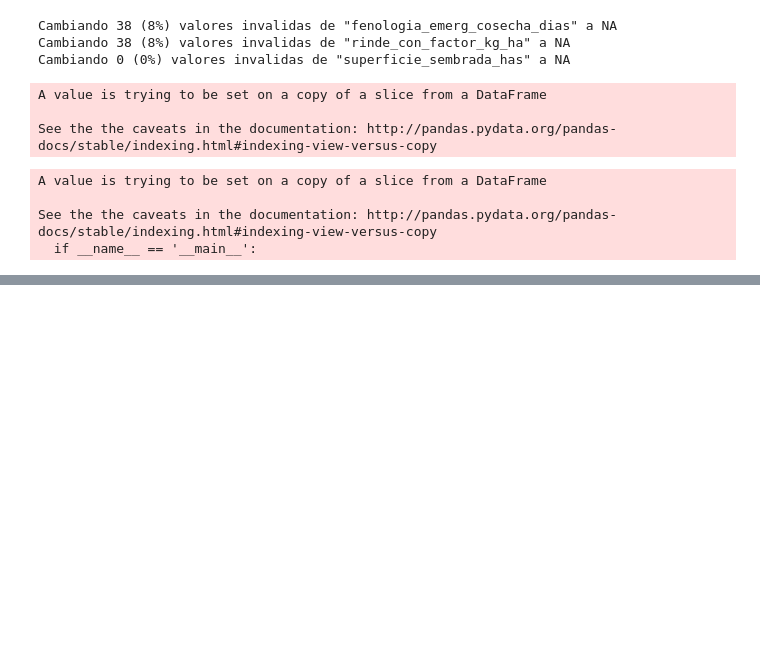
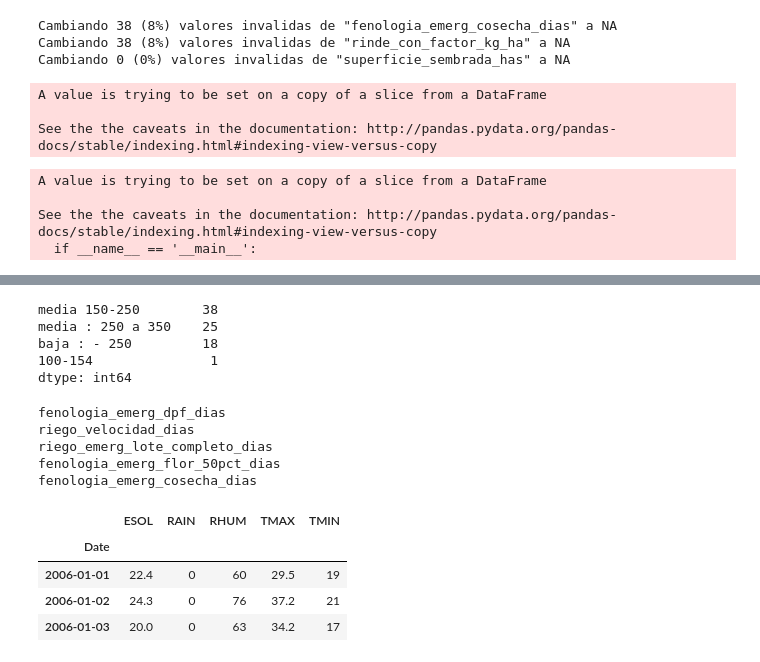
Before and after one commit to bayesimpact/inia-uruguay, a Jupyter notebook: limpiar.ipynb, the cells around one changed output, grey strips where cells are left out. Cells and saved outputs as stored; diff of their text form; code cells hidden in the pictures; blank space fills up the shorter version.

```diff
--- a/limpiar.ipynb
+++ b/limpiar.ipynb
@@ -152,0 +143,24 @@ df.head(3)
+# %%
+values = []
+for v in df['factor_rend_densidad_pl_m2'].values:
+    if isinstance(v, str):
+        if not v.isalnum():
+            values.append(v)
+
+pd.Series(values).value_counts()
+# %% [output]
+media 150-250        38
+media : 250 a 350    25
+baja : - 250         18
+100-154               1
+dtype: int64
+# %%
+for c in df.columns:
+    if 'dias' in c:
+        print c
+# %% [output]
+fenologia_emerg_dpf_dias
+riego_velocidad_dias
+riego_emerg_lote_completo_dias
+fenologia_emerg_flor_50pct_dias
+fenologia_emerg_cosecha_dias
@@ -152,0 +172,9 @@ df.head(3)
+# %%
+clima = pd.read_csv('datos/clima_datos_unidos.csv', index_col='Date')
+clima.head(3)
+# %% [output]
+|  | ESOL | RAIN | RHUM | TMAX | TMIN |
+| Date |  |  |  |  |  |
+| 2006-01-01 | 22.4 | 0 | 60 | 29.5 | 19 |
+| 2006-01-02 | 24.3 | 0 | 76 | 37.2 | 21 |
+| 2006-01-03 | 20.0 | 0 | 63 | 34.2 | 17 |
```
Also changed, not shown: parts of 5 cells of this notebook, 3 other files.
